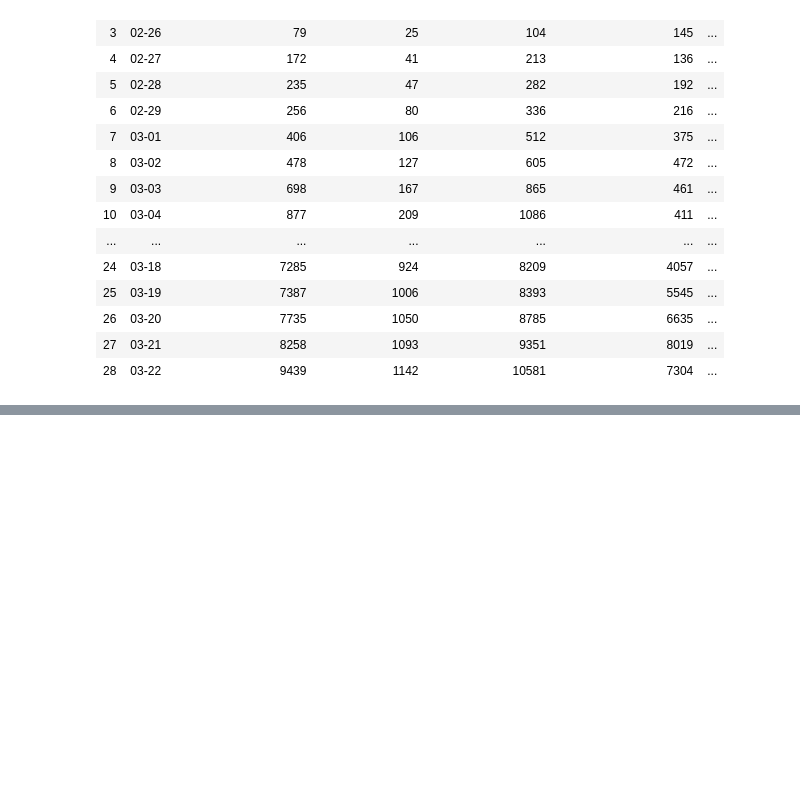
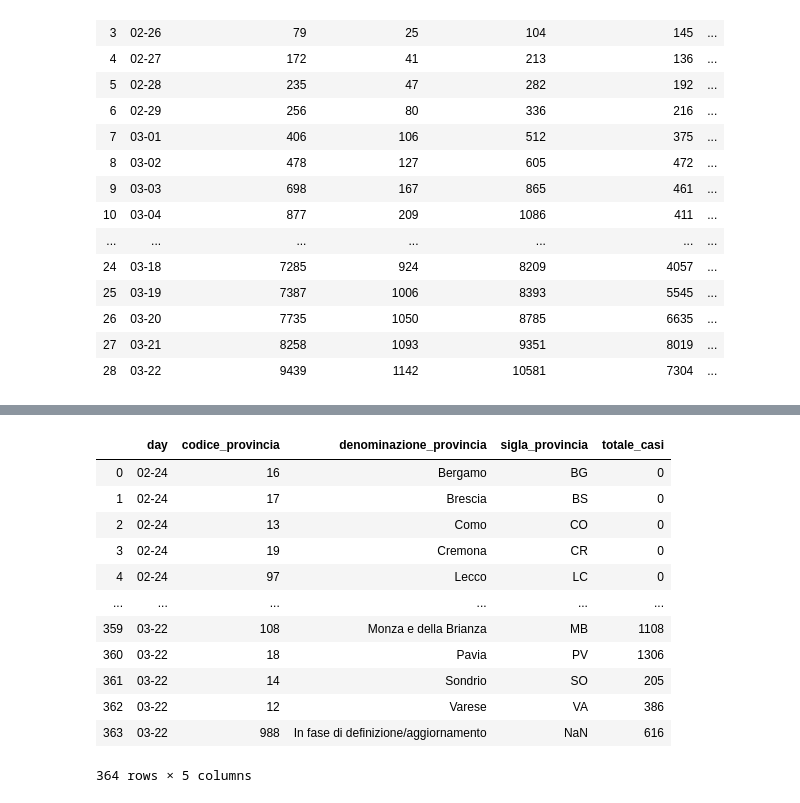
Before and after one commit to simonegiancola09/covid-19-Analysis, a Jupyter notebook: Covid.ipynb, the cells around one changed output, grey strips where cells are left out. Cells and saved outputs as stored; diff of their text form; code cells hidden in the pictures; blank space fills up the shorter version.

```diff
--- a/Covid.ipynb
+++ b/Covid.ipynb
@@ -268,0 +296,21 @@ get_giorno(regioni, "02-24")
+# %%
+def get_regione_by_provincia(name,df=province):
+    dati_regione = df.loc[df['denominazione_regione'] == name]
+    dati_regione.drop(["codice_regione", "denominazione_regione", "lat", "long"], axis=1, inplace=True)
+    dati_regione=dati_regione.reset_index(drop=True)
+    return dati_regione
+get_regione_by_provincia("Lombardia")
+# %% [output]
+|  | day | codice_provincia | denominazione_provincia | sigla_provincia | totale_casi |
+| 0 | 02-24 | 16 | Bergamo | BG | 0 |
+| 1 | 02-24 | 17 | Brescia | BS | 0 |
+| 2 | 02-24 | 13 | Como | CO | 0 |
+| 3 | 02-24 | 19 | Cremona | CR | 0 |
+| 4 | 02-24 | 97 | Lecco | LC | 0 |
+| ... | ... | ... | ... | ... | ... |
+| 359 | 03-22 | 108 | Monza e della Brianza | MB | 1108 |
+| 360 | 03-22 | 18 | Pavia | PV | 1306 |
+| 361 | 03-22 | 14 | Sondrio | SO | 205 |
+| 362 | 03-22 | 12 | Varese | VA | 386 |
+| 363 | 03-22 | 988 | In fase di definizione/aggiornamento | NaN | 616 |
+364 rows × 5 columns
```
Also changed, not shown: parts of 7 cells of this notebook.
